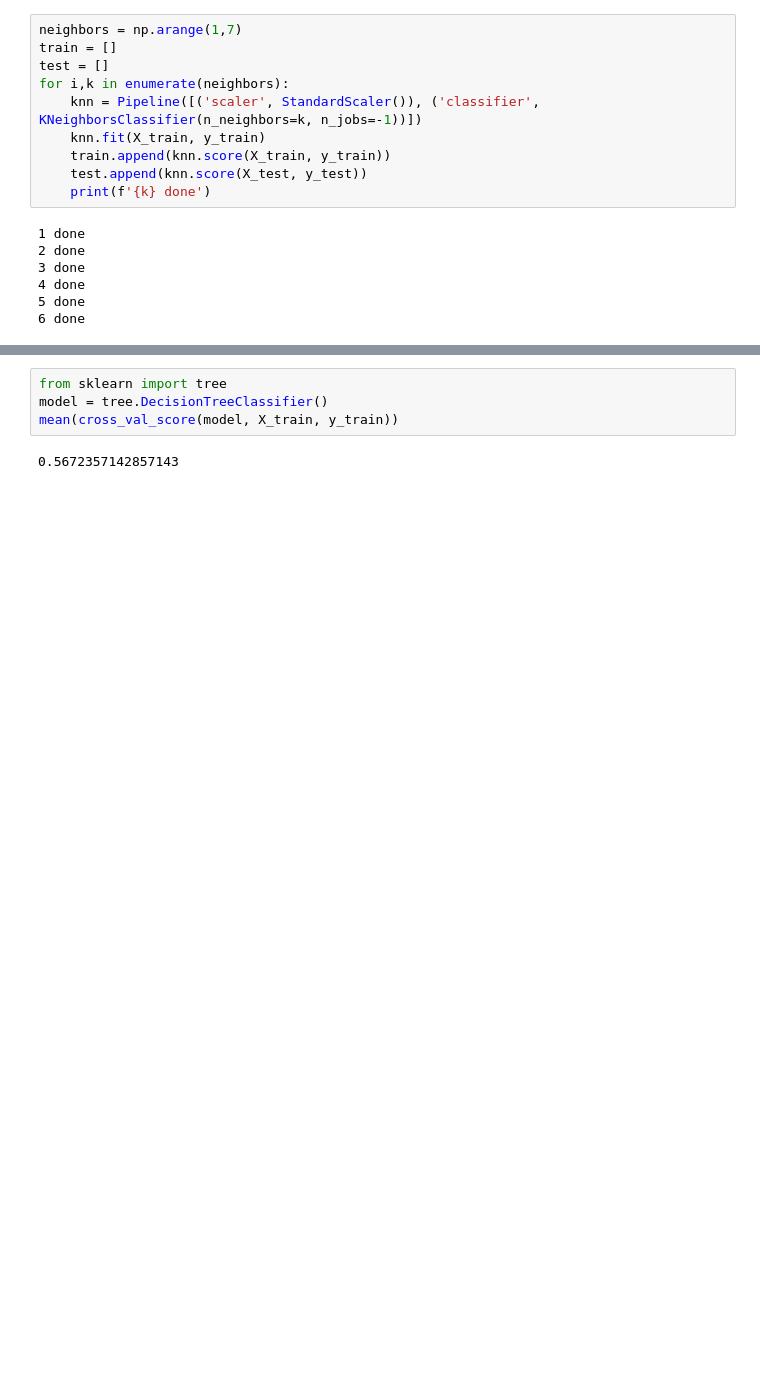
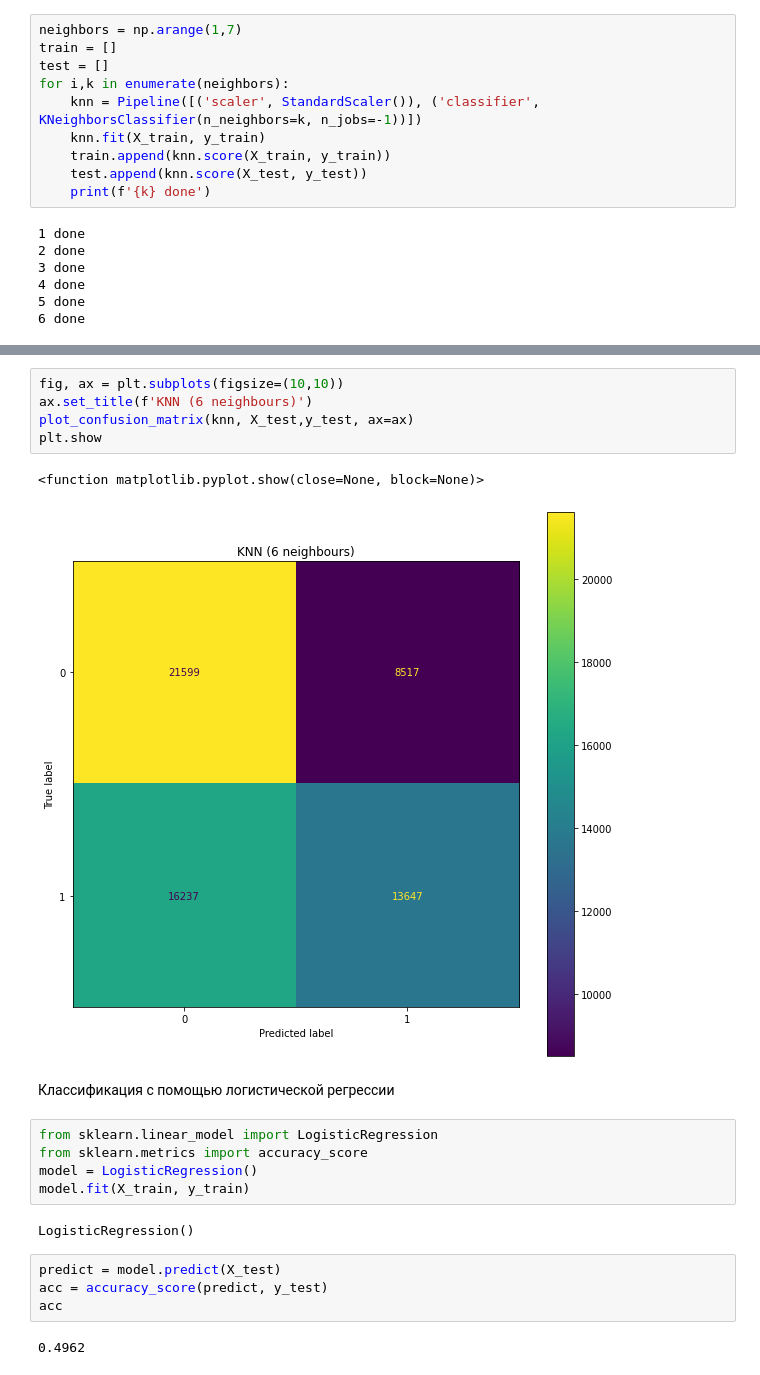
Before and after one commit to Anessivan/Ml-course, a Jupyter notebook: Airline Delays.ipynb, the cells around one changed output, grey strips where cells are left out. Cells and saved outputs as stored; diff of their text form; blank space fills up the shorter version.

Commit message:
LogisticRegression + confusion matrix

```diff
--- a/Airline Delays.ipynb
+++ b/Airline Delays.ipynb
@@ -210,6 +210,23 @@ max(test)
+# %%
+fig, ax = plt.subplots(figsize=(10,10))
+ax.set_title(f'KNN (6 neighbours)')
+plot_confusion_matrix(knn, X_test,y_test, ax=ax)
+plt.show
+# %% [output]
+<function matplotlib.pyplot.show(close=None, block=None)>
+[figure, added]
+# %% [markdown]
+Классификация с помощью логистической регрессии
 # %%
-from sklearn import tree
-model = tree.DecisionTreeClassifier()
-mean(cross_val_score(model, X_train, y_train))
+from sklearn.linear_model import LogisticRegression
+from sklearn.metrics import accuracy_score
+model = LogisticRegression()
+model.fit(X_train, y_train)
 # %% [output]
-0.5672357142857143
+LogisticRegression()
+# %%
+predict = model.predict(X_test)
+acc = accuracy_score(predict, y_test)
+acc
+# %% [output]
+0.4962
```
Also changed, not shown: parts of 25 cells of this notebook.
